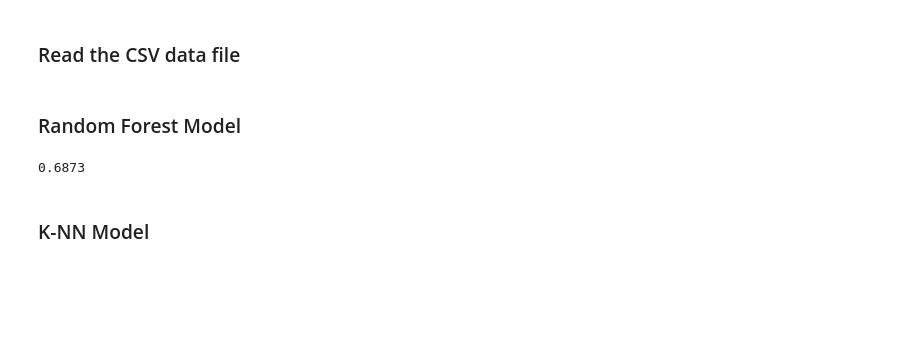
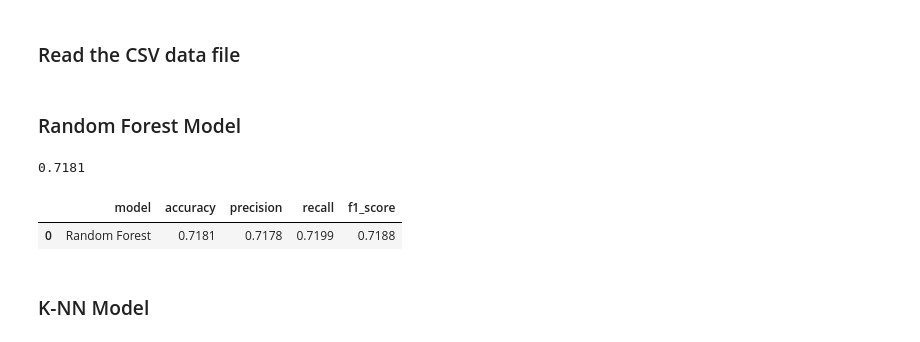
Before and after one commit to Chronyx132/Twitter_Sentiment, a Jupyter notebook: Src/Irving.ipynb, the cells around one changed output. Drawn from its saved outputs; the diff is of its cells as text; code cells hidden in the pictures; blank space fills up the shorter version.

```diff
--- a/Src/Irving.ipynb
+++ b/Src/Irving.ipynb
@@ -36,6 +36,21 @@ import tensorflow as tf
 # %%
 def accuracy_score(y_test, y_pred):
     return sum(y_test == y_pred)/len(y_test)
+# %%
+def metrics(y_true, y_guess, table = False, model_name = "", digits=4):
+    CM = confusion_matrix(y_true, y_guess)
+    TN, FN, TP, FP =  CM[0][0], CM[1][0], CM[1][1], CM[0][1]
+    accuracy = np.round((TP+TN)/(TP+TN+FP+FN), digits)
+    precision = np.round(TP/(TP+FP), digits)
+    recall =  np.round(TP/(TP+FN), digits)
+    f1_score =  np.round(2*(precision*recall)/(precision+recall), digits)
+    if not table:
+        return accuracy, precision, recall, f1_score
+    else:
+        if not model_name:
+            return pd.DataFrame({'accuracy': [accuracy], 'precision': [precision], 'recall': [recall], 'f1_score': [f1_score]})
+        else:
+            return pd.DataFrame({'model':[model_name], 'accuracy': [accuracy], 'precision': [precision], 'recall': [recall], 'f1_score': [f1_score]})
 # %% [markdown]
 ## Data Importing
 # %%
@@ -87,7 +101,12 @@ y_hat = RFC.predict(X_test)
 # %%
-accuracy_score(y_test, y_hat)
+accuracy_score(y_test, y_pred1)
 # %% [output]
-0.6873
+0.7181
+# %%
+metrics(y_test, y_hat, table = True, model_name="Random Forest")
+# %% [output]
+|  | model | accuracy | precision | recall | f1_score |
+| 0 | Random Forest | 0.7181 | 0.7178 | 0.7199 | 0.7188 |
 # %% [markdown]
 ### K-NN Model
 # %% [markdown]
```
Also changed, not shown: parts of 28 cells of this notebook.
